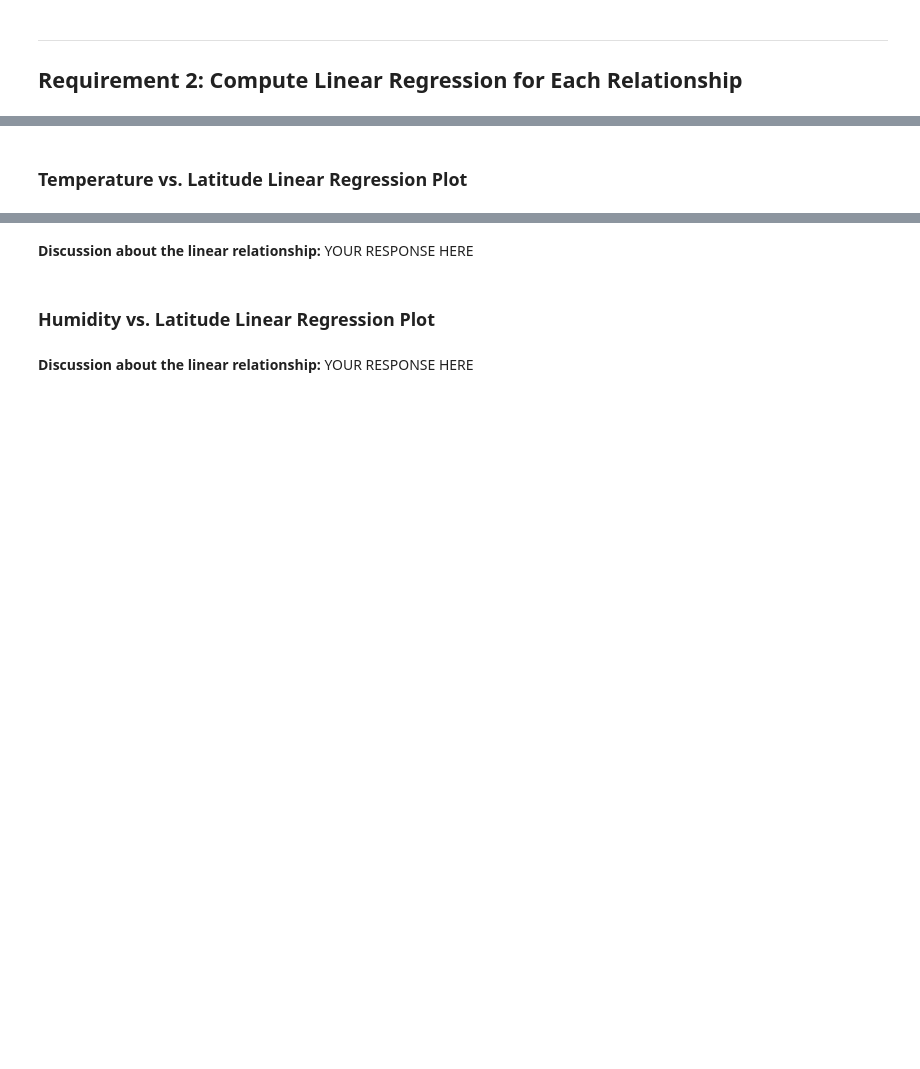
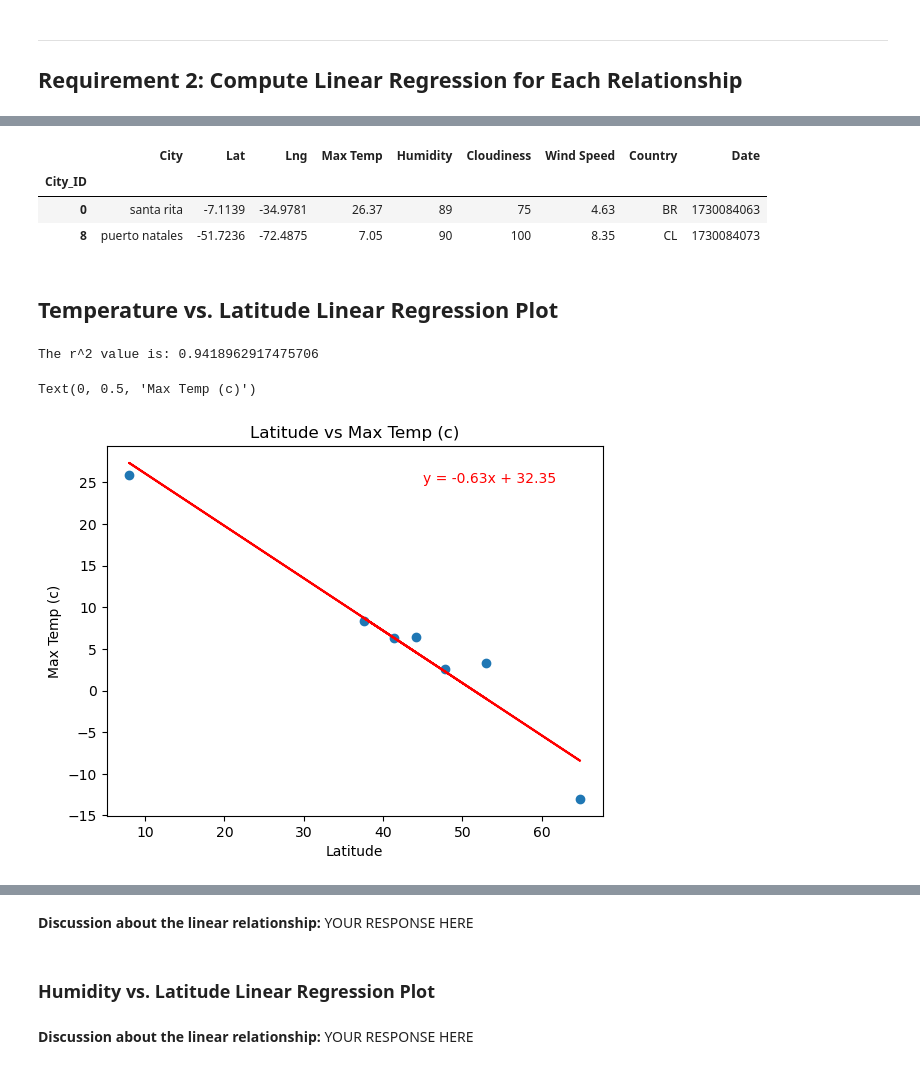
Before and after one commit to linderkm/python-api-challenge, a Jupyter notebook: weatherpy/WeatherPy.ipynb, the cells around one changed output, grey strips where cells are left out. Drawn from its saved outputs; the diff is of its cells as text; code cells hidden in the pictures; blank space fills up the shorter version.

```diff
--- a/weatherpy/WeatherPy.ipynb
+++ b/weatherpy/WeatherPy.ipynb
@@ -301,6 +306,16 @@ plt.show()
+# %%
+# Define a function to create Linear Regression plots
+
+def set_regression(x,y):
+    #generating values using scipy.stats.linregress() (3)
+    (slope, intercept, rvalue, pvalue, stderr) = linregress(x, y)
+    #creating regression formula in string format (3)
+    line_eq = f"y = {str(round(slope,2))}x + {str(round(intercept,2))}"
+
+    return line_eq, slope, intercept, rvalue, pvalue, stderr
 # %%
-# Create a DataFrame with the Northern Hemisphere data (Latitude >= 0)
-# YOUR CODE HERE
+# Create a DataFrame with the Northern Hemisphere data (Latitude >= 0) (4)
+northern_hemi_df = city_data_df.loc[(city_data_df["Lat"]>= 0),:]
 
 # Display sample data
-northern_hemi_df.head()
+northern_hemi_df.head(10)
@@ -307,8 +332,13 @@ northern_hemi_df.head()
 # %%
-# Create a DataFrame with the Southern Hemisphere data (Latitude < 0)
-# YOUR CODE HERE
+# Create a DataFrame with the Southern Hemisphere data (Latitude < 0) (4)
+southern_hemi_df = city_data_df.loc[(city_data_df["Lat"]<= 0),:]
 
 # Display sample data
 southern_hemi_df.head()
+# %% [output]
+|  | City | Lat | Lng | Max Temp | Humidity | Cloudiness | Wind Speed | Country | Date |
+| City_ID |  |  |  |  |  |  |  |  |  |
+| 0 | santa rita | -7.1139 | -34.9781 | 26.37 | 89 | 75 | 4.63 | BR | 1730084063 |
+| 8 | puerto natales | -51.7236 | -72.4875 | 7.05 | 90 | 100 | 8.35 | CL | 1730084073 |
 # %% [markdown]
-###  Temperature vs. Latitude Linear Regression Plot
+##  Temperature vs. Latitude Linear Regression Plot
@@ -320,0 +345,23 @@ southern_hemi_df.head()
+# %%
+# Linear regression on Northern Hemisphere
+x_values = northern_hemi_df["Lat"]
+y_values = northern_hemi_df["Max Temp"]
+#using function defined above to generate regression values from series in DataFrame (3)
+(line_eq, slope, intercept, rvalue, pvalue, stderr) = set_regression(x_values,y_values)
+#setting regression values (3)
+regress_values = x_values * slope + intercept
+
+#printing the regression r
+print(f"The r^2 value is: {rvalue**2}")
+
+plt.scatter(x_values,y_values)
+plt.plot(x_values,regress_values,"r-")
+#adding regression formula string to plot (3)
+plt.annotate(line_eq,(45,25),fontsize=10,color="red")
+plt.title("Latitude vs Max Temp (c)")
+plt.xlabel("Latitude")
+plt.ylabel("Max Temp (c)")
+# %% [output]
+The r^2 value is: 0.9418962917475706
+Text(0, 0.5, 'Max Temp (c)')
+[figure, added]
```
Also changed, not shown: parts of 9 cells of this notebook, 1 other file.
